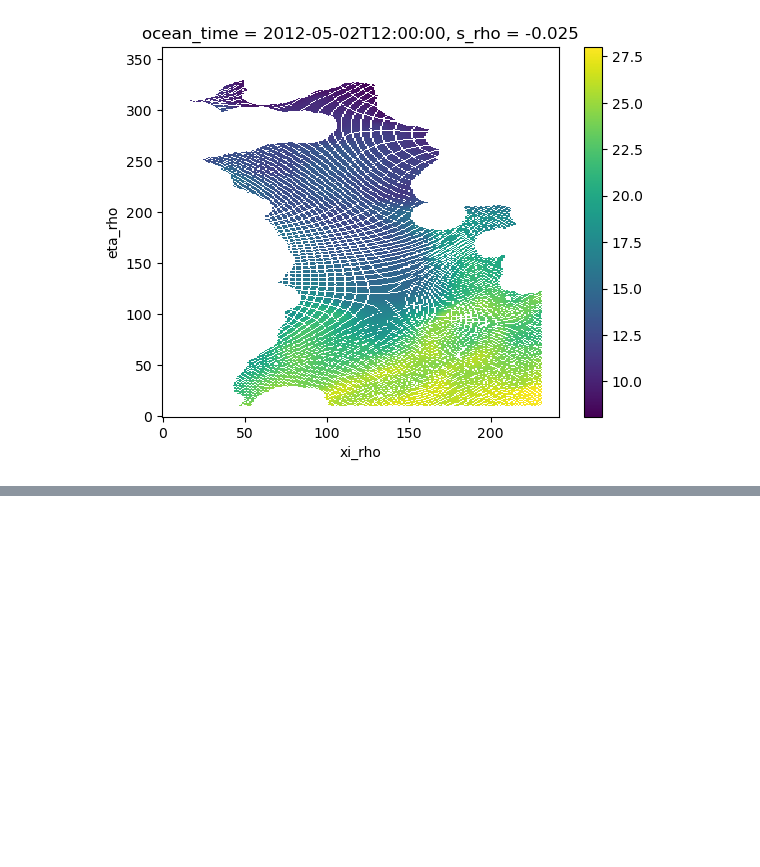
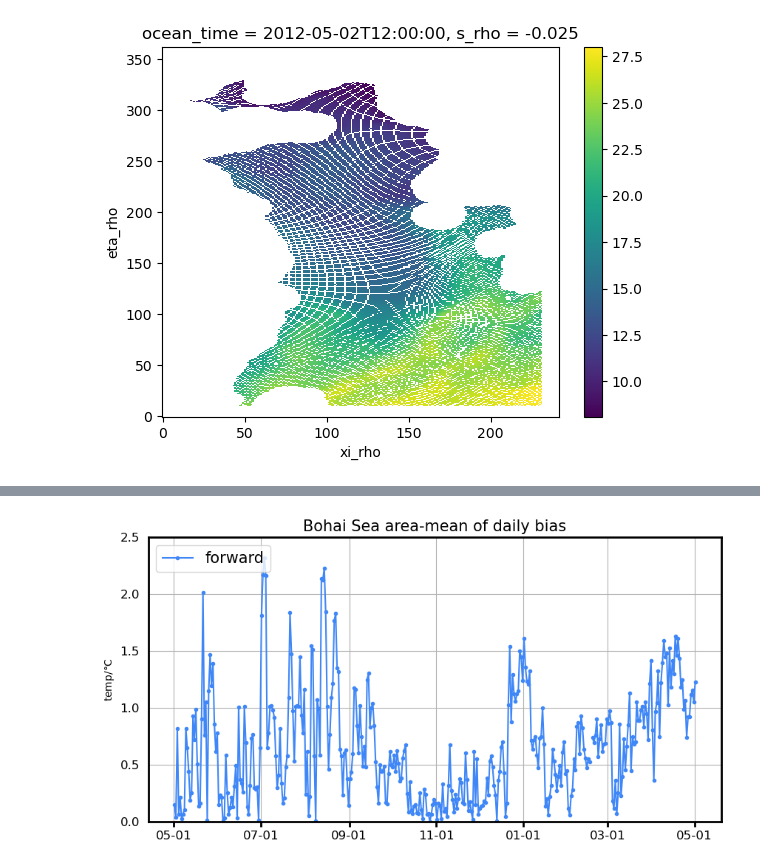
Before and after one commit to ycharlieli/i4dvar_analysis, a Jupyter notebook: validation/dasst_surface_validation.ipynb, the cells around one changed output, grey strips where cells are left out. Saved outputs shown, nothing was run; the diff lists cells and outputs as text; code cells hidden in the pictures; blank space fills up the shorter version.

```diff
--- a/validation/dasst_surface_validation.ipynb
+++ b/validation/dasst_surface_validation.ipynb
@@ -1168,37 +1204,39 @@ np.abs(fwd_areabias.data).mean()
 plt.close('all')
 fig,ax = plt.subplots(figsize = (10,5),
                        )
 for bnd in ax.spines.keys():
     ax.spines[bnd].set_linewidth('2')
 
 ax.plot(fwd_areabias.ocean_time,np.abs(fwd_areabias.data), label='forward',
-             marker='.',color=my_palette[-1],
+             marker='.',color=my_palette[0],
            )
 
 # ax.set_title('forward')
 # ax.tick_params('x',labelbottom=False)
 
 
 
 # ax.plot(prior_areabias.ocean_time,np.abs(prior_areabias.data), label='prior',
 #         marker='.',color=my_palette[7],)
 
 # ax.set_title('prior')
 # ax.tick_params('x',labelbottom=False)
 
 
-# ax.plot(post_areabias.ocean_time,np.abs(post_areabias.data),label='posterior',
-#         marker='.',color=my_palette[0])
+# ax.plot(post_areabias.ocean_time,np.abs(post_areabias.data),label='da_sst',
+#         marker='.',color=my_palette[-1])
 # ax.set_title('posterior')
 ax.grid()
 ax.set_ylabel('temp/$\degree$C')
 ax.tick_params(direction = 'out',width =2,length=5, labelsize = 12,top = 0, right = 0,left=0)
 
 ax.legend(loc='upper left',fontsize=15)
 ax.set_ylim([0,2.5])
 ax.xaxis.set_major_formatter(DateFormatter('%m-%d'))
 ax.set_title('%s area-mean of daily bias' %(fullname),fontsize=15)
-# plt.savefig('./fig_timeseries/%s_areabias.jpeg'%(area),bbox_inches='tight',dpi=400)
+plt.savefig('./fig_timeseries/%s_areabias.jpeg'%(area),bbox_inches='tight',dpi=400)
+# %% [output]
+[figure, added]
 # %%
 # specific area daily bias mean distribution
 
```
Also changed, not shown: parts of 27 cells of this notebook, 13 other files.
